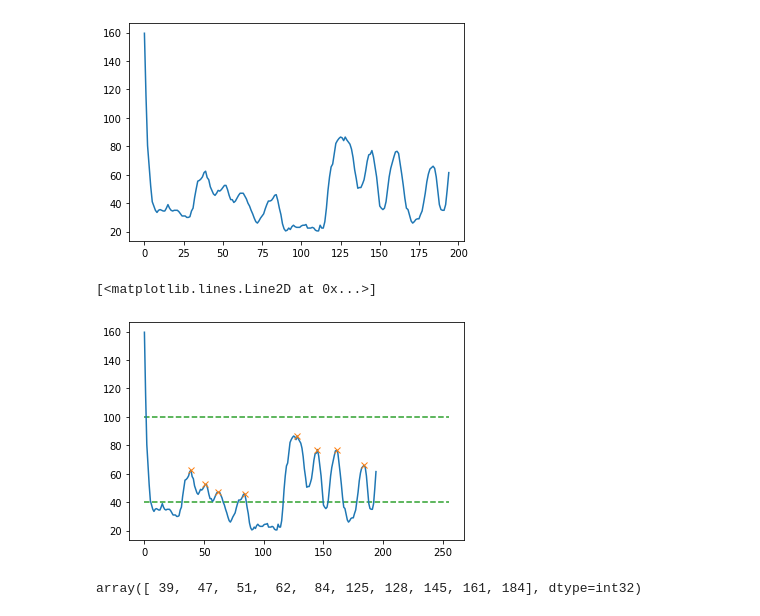
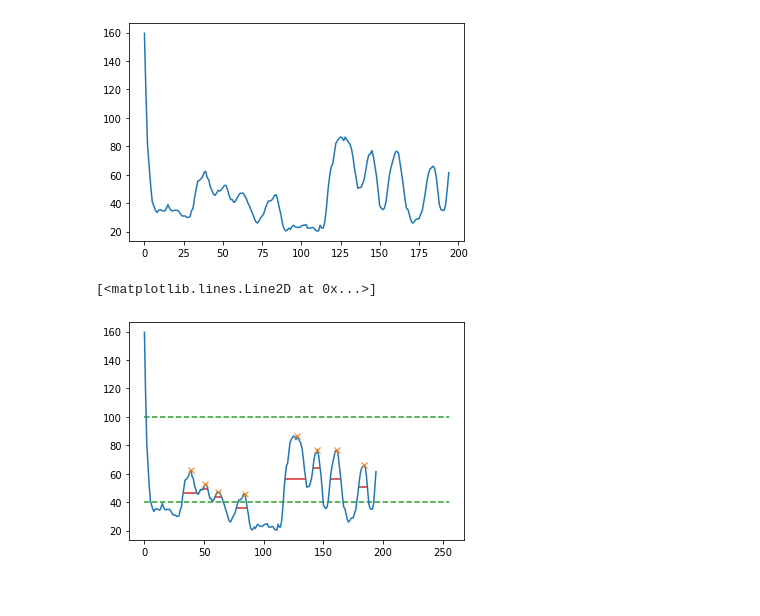
Before and after one commit to varunmakdani09/imageLearning, a Jupyter notebook: graph_peak_plotting.ipynb, the cells around one changed output. Saved outputs shown, nothing was run; the diff lists cells and outputs as text; code cells hidden in the pictures.

Commit message:
added widths

```diff
--- a/graph_peak_plotting.ipynb
+++ b/graph_peak_plotting.ipynb
@@ -71,0 +70,4 @@ print(peak_found_values)
+# %%
+#find width
+results_half = peak_widths(middle_col_img_avg, peaks[0], rel_height=0.5)
+print(*results_half[1:])
@@ -77,12 +83,9 @@ plt.plot(middle_col_img_avg)
 # %%
 plt.plot(np.arange(0,middle_col_img_avg.shape[0],step=1),middle_col_img_avg)
 plt.hlines(max_peak_height,0,255,colors="C2",linestyles="dashed")
 plt.hlines(min_peak_height,0,255,colors="C2",linestyles="dashed")
-plt.plot(peaks[0],peak_found_values,'x')
+plt.hlines(*results_half[1:], color="C3")
+plt.plot(peaks[0],middle_col_img_avg[peaks[0]],'x')
 # %% [output]
 [<matplotlib.lines.Line2D at 0x...>]
-[figure, old version]
+[figure, new version]
-# %%
-peaks[0]
-# %% [output]
-array([ 39,  47,  51,  62,  84, 125, 128, 145, 161, 184], dtype=int32)
```
Also changed, not shown: parts of 3 cells of this notebook.
